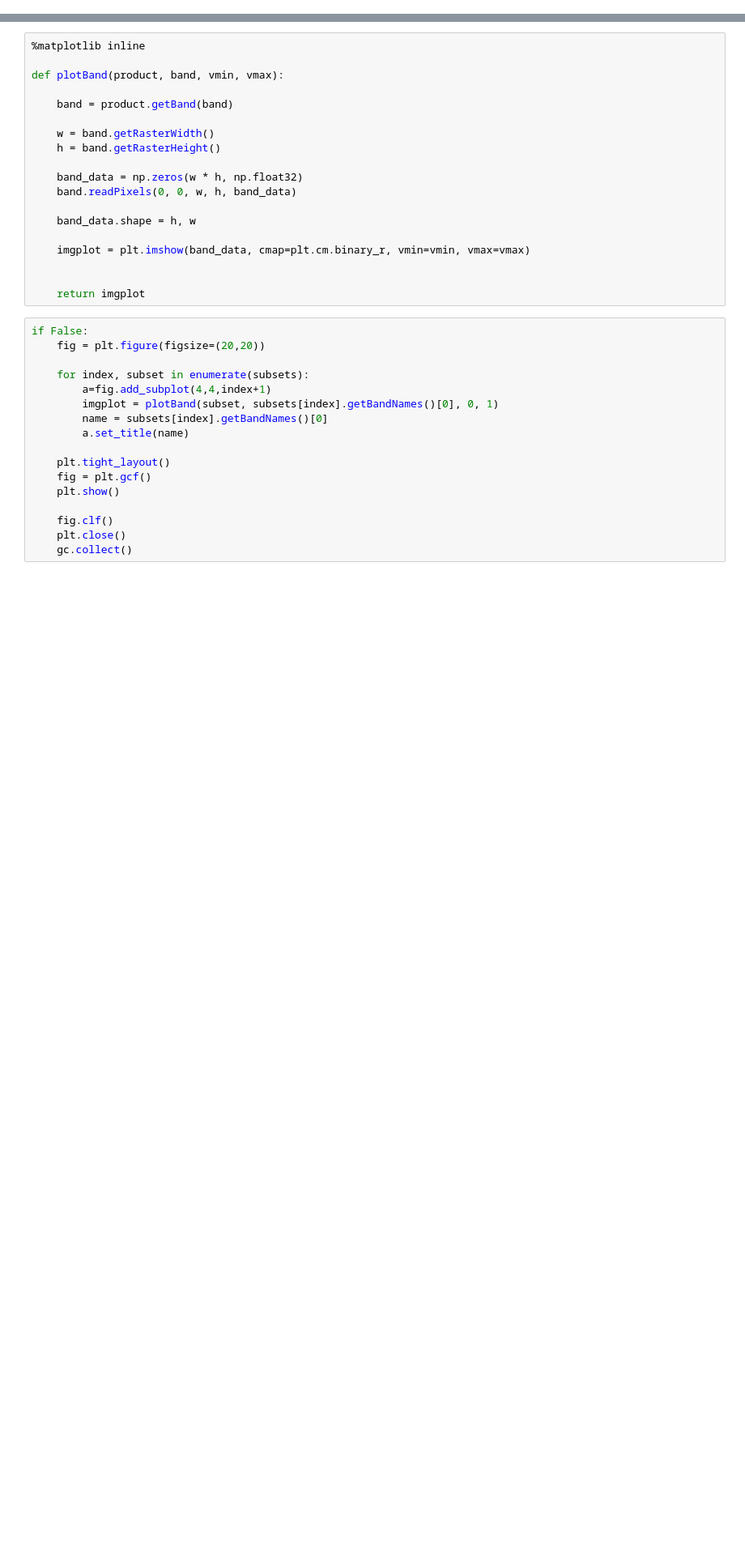
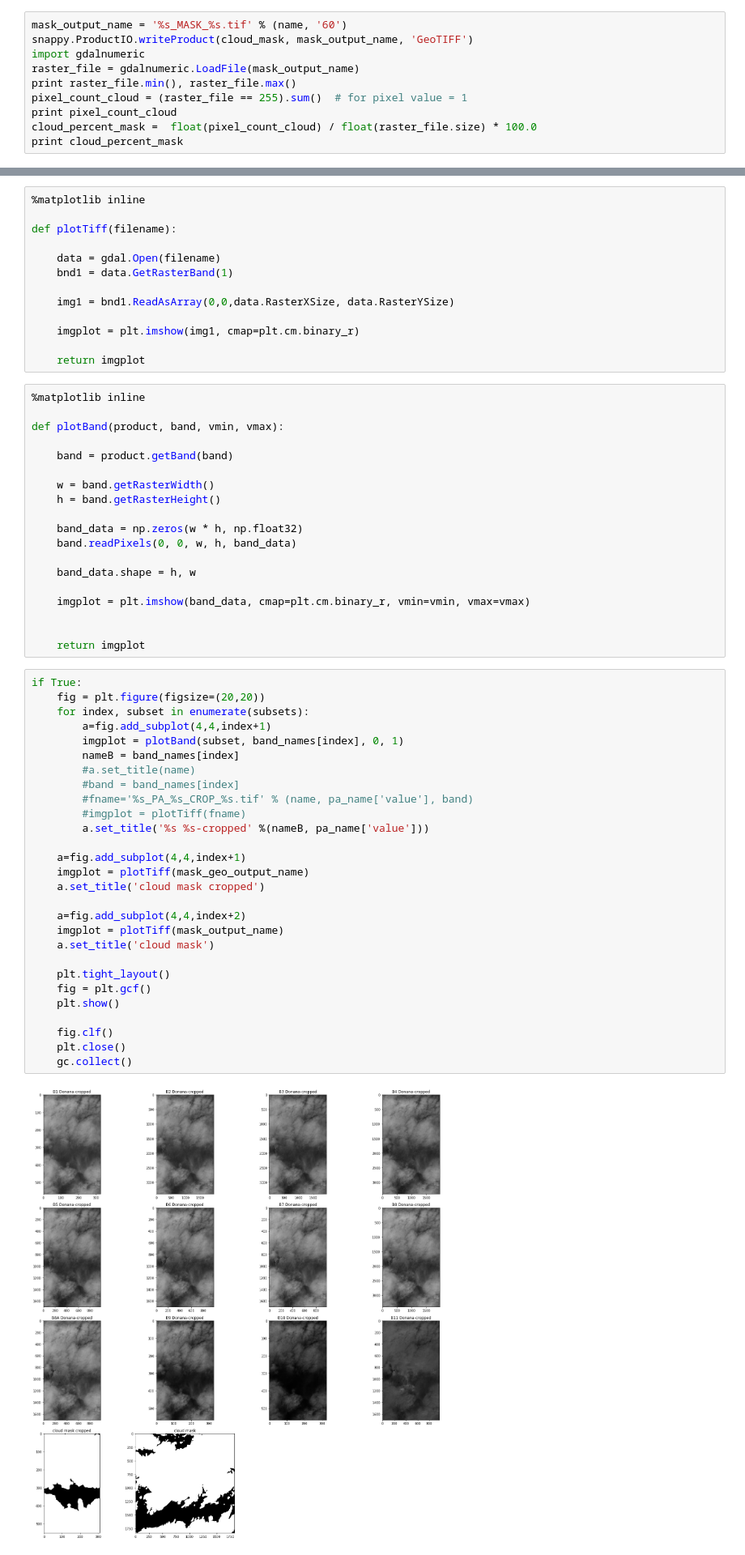
Before and after one commit to ec-ecopotential/dcs-s2-crop, a Jupyter notebook: src/main/app-resources/notebook/libexec/input.ipynb, the cells around one changed output, grey strips where cells are left out. Shown at 81% size. Drawn from its saved outputs; the diff is of its cells as text; blank space fills up the shorter version.

```diff
--- a/src/main/app-resources/notebook/libexec/input.ipynb
+++ b/src/main/app-resources/notebook/libexec/input.ipynb
@@ -117,0 +219,10 @@ cloud_percent
+# %%
+mask_output_name = '%s_MASK_%s.tif' % (name, '60')
+snappy.ProductIO.writeProduct(cloud_mask, mask_output_name, 'GeoTIFF')
+import gdalnumeric
+raster_file = gdalnumeric.LoadFile(mask_output_name)
+print raster_file.min(), raster_file.max()
+pixel_count_cloud = (raster_file == 255).sum()  # for pixel value = 1
+print pixel_count_cloud
+cloud_percent_mask =  float(pixel_count_cloud) / float(raster_file.size) * 100.0
+print cloud_percent_mask
@@ -163,3 +284,16 @@ for band in list(band_names)[0:13]:
+# %%
+%matplotlib inline
+
+def plotTiff(filename):
+
+    data = gdal.Open(filename)
+    bnd1 = data.GetRasterBand(1)
+
+    img1 = bnd1.ReadAsArray(0,0,data.RasterXSize, data.RasterYSize)
+
+    imgplot = plt.imshow(img1, cmap=plt.cm.binary_r)
+
+    return imgplot
 # %%
 %matplotlib inline
 
@@ -180,20 +314,33 @@ def plotBand(product, band, vmin, vmax):
 
     return imgplot
 # %%
-if False:
+if True:
     fig = plt.figure(figsize=(20,20))
-
     for index, subset in enumerate(subsets):
         a=fig.add_subplot(4,4,index+1)
-        imgplot = plotBand(subset, subsets[index].getBandNames()[0], 0, 1)
-        name = subsets[index].getBandNames()[0]
-        a.set_title(name)
+        imgplot = plotBand(subset, band_names[index], 0, 1)
+        nameB = band_names[index]
+        #a.set_title(name)
+        #band = band_names[index]
+        #fname='%s_PA_%s_CROP_%s.tif' % (name, pa_name['value'], band)
+        #imgplot = plotTiff(fname)
+        a.set_title('%s %s-cropped' %(nameB, pa_name['value']))
+
+    a=fig.add_subplot(4,4,index+1)
+    imgplot = plotTiff(mask_geo_output_name)
+    a.set_title('cloud mask cropped')
+
+    a=fig.add_subplot(4,4,index+2)
+    imgplot = plotTiff(mask_output_name)
+    a.set_title('cloud mask')
 
     plt.tight_layout()
     fig = plt.gcf()
     plt.show()
 
     fig.clf()
     plt.close()
     gc.collect()
+# %% [output]
+[figure, added]
 # %%
```
Also changed, not shown: parts of 42 cells of this notebook, 7 other files.
